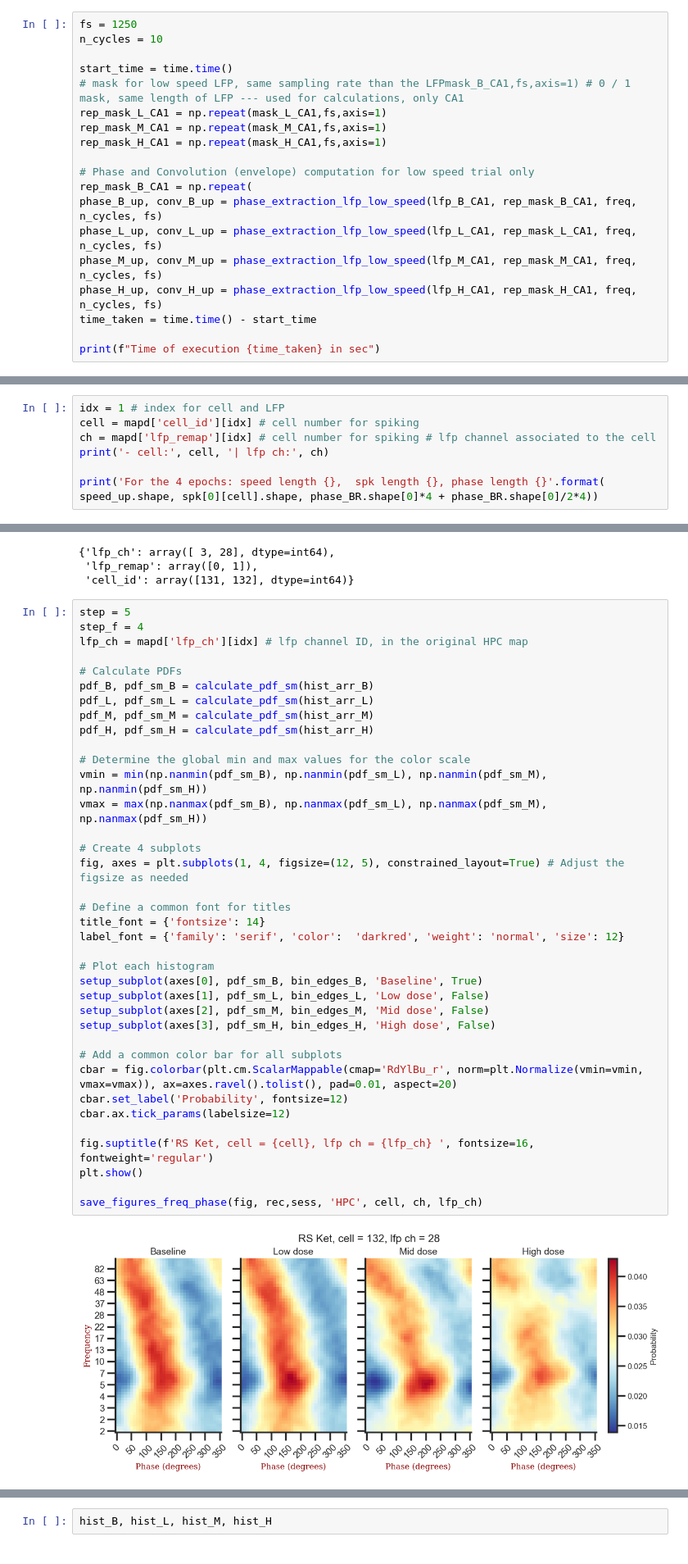
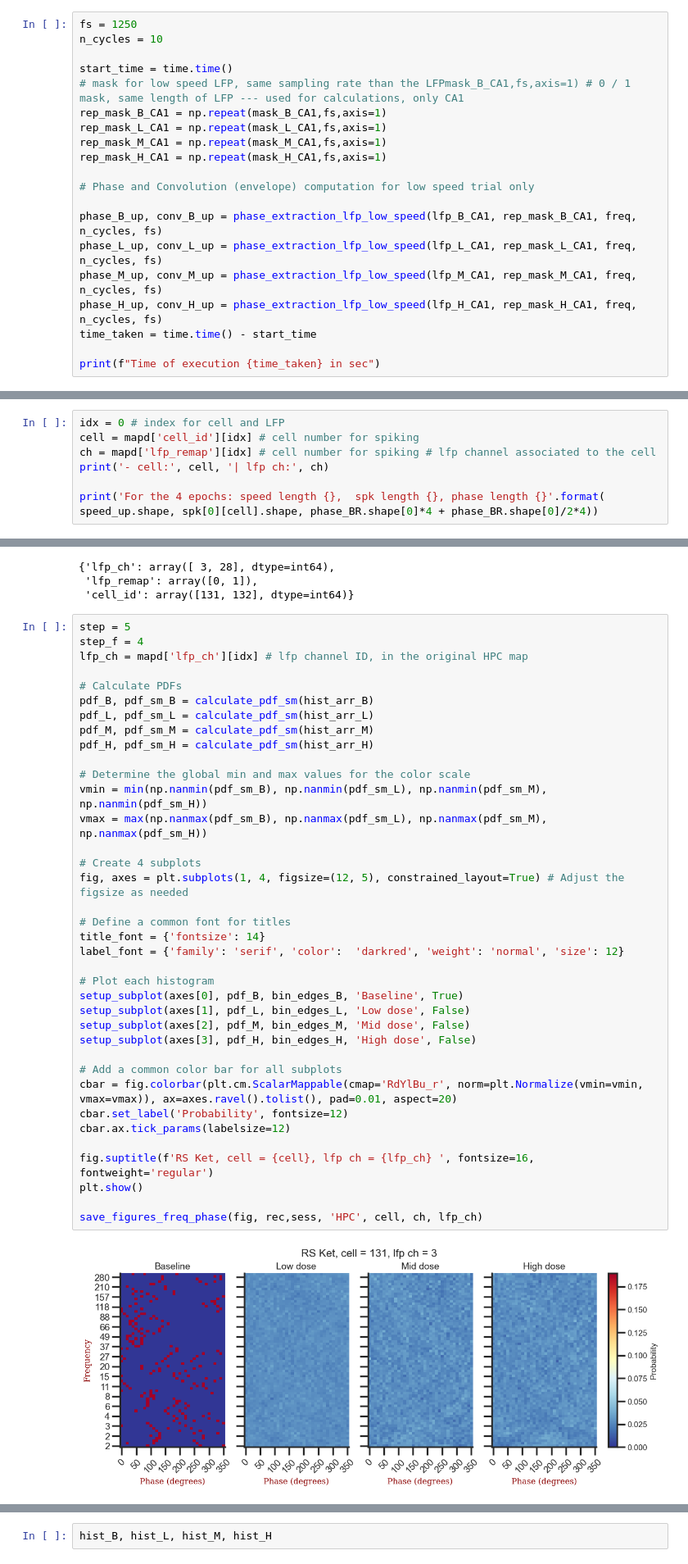
Before and after one commit to gdelfe/Ketamine_effects_on_the_brain, a Jupyter notebook: python/Place_cells_spike_analysis.ipynb, the cells around one changed output, grey strips where cells are left out. Shown at 82% size. Cells and saved outputs as stored; diff of their text form.

```diff
--- a/python/Place_cells_spike_analysis.ipynb
+++ b/python/Place_cells_spike_analysis.ipynb
@@ -814,12 +819,13 @@ n_cycles = 10
 
 start_time = time.time()
 # mask for low speed LFP, same sampling rate than the LFPmask_B_CA1,fs,axis=1) # 0 / 1 mask, same length of LFP --- used for calculations, only CA1
+rep_mask_B_CA1 = np.repeat(mask_B_CA1,fs,axis=1)
 rep_mask_L_CA1 = np.repeat(mask_L_CA1,fs,axis=1)
 rep_mask_M_CA1 = np.repeat(mask_M_CA1,fs,axis=1)
 rep_mask_H_CA1 = np.repeat(mask_H_CA1,fs,axis=1)
 
 # Phase and Convolution (envelope) computation for low speed trial only
-rep_mask_B_CA1 = np.repeat(
+
 phase_B_up, conv_B_up = phase_extraction_lfp_low_speed(lfp_B_CA1, rep_mask_B_CA1, freq, n_cycles, fs)
 phase_L_up, conv_L_up = phase_extraction_lfp_low_speed(lfp_L_CA1, rep_mask_L_CA1, freq, n_cycles, fs)
 phase_M_up, conv_M_up = phase_extraction_lfp_low_speed(lfp_M_CA1, rep_mask_M_CA1, freq, n_cycles, fs)
@@ -986,5 +992,5 @@ mapd
 # %%
-idx = 1 # index for cell and LFP
+idx = 0 # index for cell and LFP
 cell = mapd['cell_id'][idx] # cell number for spiking
 ch = mapd['lfp_remap'][idx] # cell number for spiking # lfp channel associated to the cell
 print('- cell:', cell, '| lfp ch:', ch)
@@ -1172,38 +1178,38 @@ lfp_ch = mapd['lfp_ch'][idx] # lfp channel ID, in the original HPC map
 
 # Calculate PDFs
 pdf_B, pdf_sm_B = calculate_pdf_sm(hist_arr_B)
 pdf_L, pdf_sm_L = calculate_pdf_sm(hist_arr_L)
 pdf_M, pdf_sm_M = calculate_pdf_sm(hist_arr_M)
 pdf_H, pdf_sm_H = calculate_pdf_sm(hist_arr_H)
 
 # Determine the global min and max values for the color scale
 vmin = min(np.nanmin(pdf_sm_B), np.nanmin(pdf_sm_L), np.nanmin(pdf_sm_M), np.nanmin(pdf_sm_H))
 vmax = max(np.nanmax(pdf_sm_B), np.nanmax(pdf_sm_L), np.nanmax(pdf_sm_M), np.nanmax(pdf_sm_H))
 
 # Create 4 subplots
 fig, axes = plt.subplots(1, 4, figsize=(12, 5), constrained_layout=True) # Adjust the figsize as needed
 
 # Define a common font for titles
 title_font = {'fontsize': 14}
 label_font = {'family': 'serif', 'color':  'darkred', 'weight': 'normal', 'size': 12}
 
 # Plot each histogram
-setup_subplot(axes[0], pdf_sm_B, bin_edges_B, 'Baseline', True)
-setup_subplot(axes[1], pdf_sm_L, bin_edges_L, 'Low dose', False)
-setup_subplot(axes[2], pdf_sm_M, bin_edges_M, 'Mid dose', False)
-setup_subplot(axes[3], pdf_sm_H, bin_edges_H, 'High dose', False)
+setup_subplot(axes[0], pdf_B, bin_edges_B, 'Baseline', True)
+setup_subplot(axes[1], pdf_L, bin_edges_L, 'Low dose', False)
+setup_subplot(axes[2], pdf_M, bin_edges_M, 'Mid dose', False)
+setup_subplot(axes[3], pdf_H, bin_edges_H, 'High dose', False)
 
 # Add a common color bar for all subplots
 cbar = fig.colorbar(plt.cm.ScalarMappable(cmap='RdYlBu_r', norm=plt.Normalize(vmin=vmin, vmax=vmax)), ax=axes.ravel().tolist(), pad=0.01, aspect=20)
 cbar.set_label('Probability', fontsize=12)
 cbar.ax.tick_params(labelsize=12)
 
 fig.suptitle(f'RS Ket, cell = {cell}, lfp ch = {lfp_ch} ', fontsize=16, fontweight='regular')
 plt.show()
 
 save_figures_freq_phase(fig, rec,sess, 'HPC', cell, ch, lfp_ch)
 # %% [output]
-[figure, old version]
+[figure, new version]
 # %%
 
 # Calculate the histogram, using spike counts as weights
```
Also changed, not shown: parts of 15 cells of this notebook, 3 other files.
